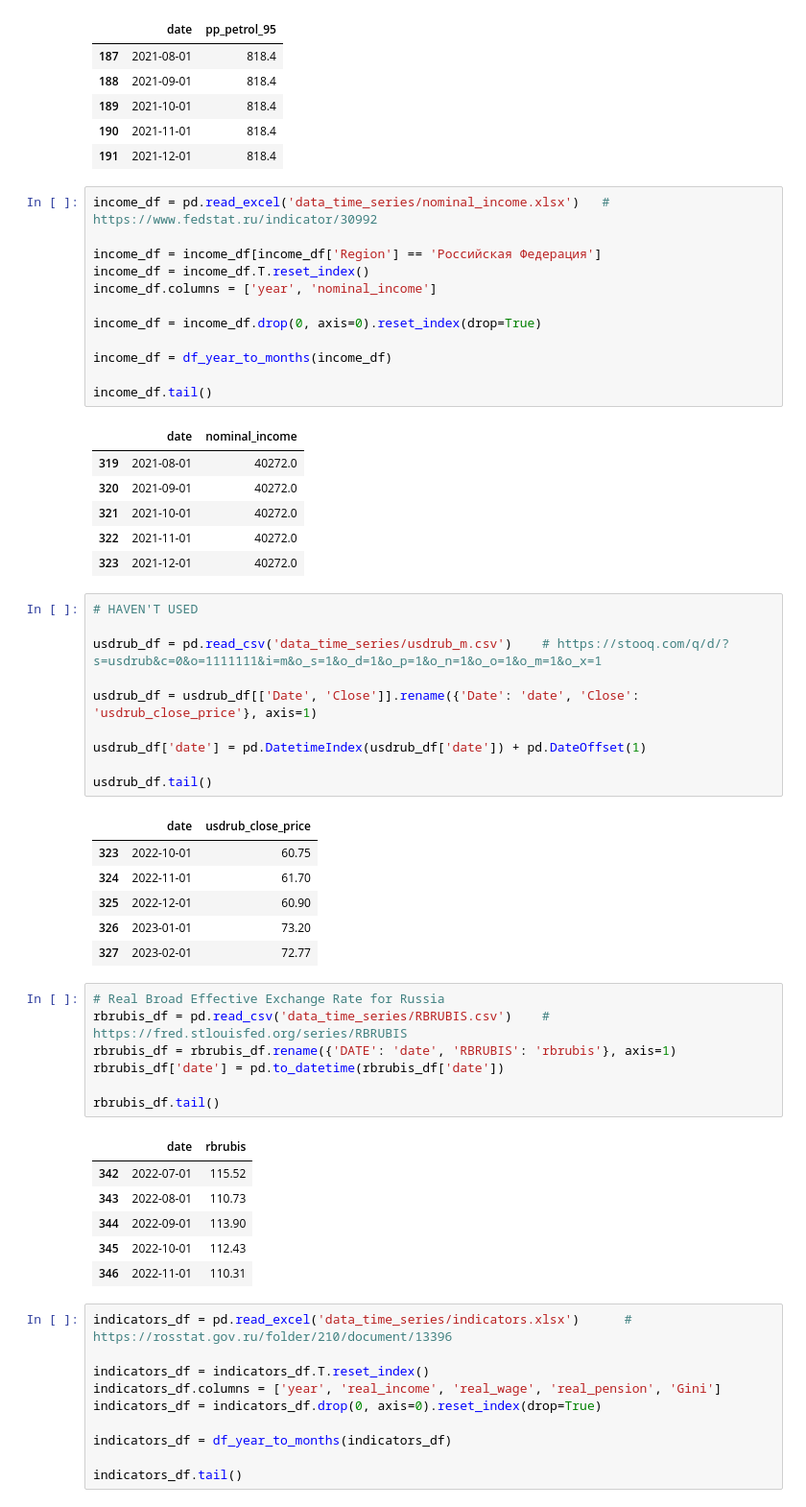
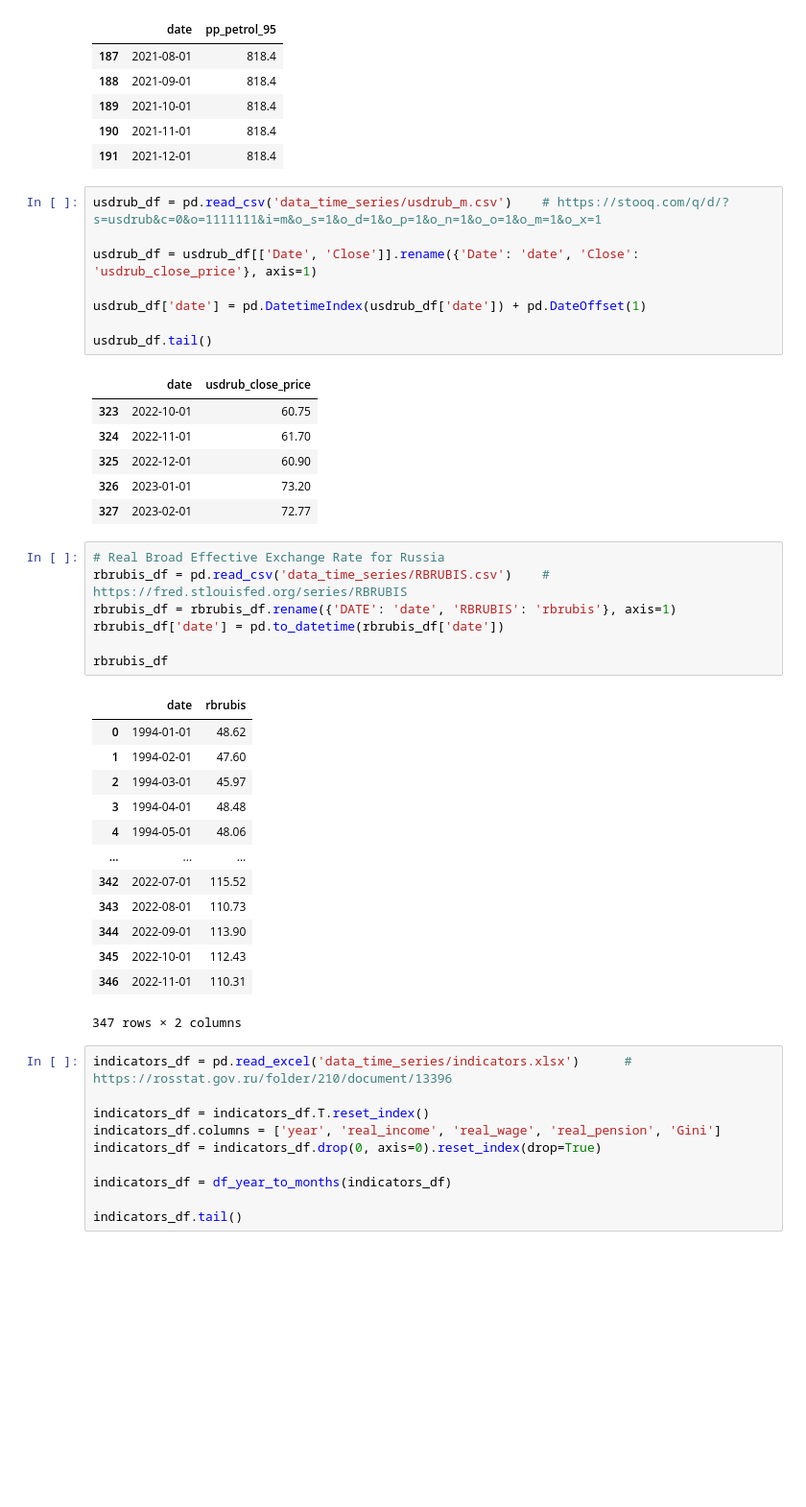
Before and after one commit to VladislavBalabaev/spatial_analysis, a Jupyter notebook: time_series.ipynb, the cells around one changed output. Shown: that part at 96% size. Drawn from its saved outputs; the diff is of its cells as text; blank space fills up the shorter version.

```diff
--- a/time_series.ipynb
+++ b/time_series.ipynb
@@ -107,28 +107,7 @@ Correlation between petrol 92 and petrol 95: 0.9985
 | 189 | 2021-10-01 | 818.4 |
 | 190 | 2021-11-01 | 818.4 |
 | 191 | 2021-12-01 | 818.4 |
-# %%
-income_df = pd.read_excel('data_time_series/nominal_income.xlsx')   # https://www.fedstat.ru/indicator/30992
-
-income_df = income_df[income_df['Region'] == 'Российская Федерация']
-income_df = income_df.T.reset_index()
-income_df.columns = ['year', 'nominal_income']
-
-income_df = income_df.drop(0, axis=0).reset_index(drop=True)
-
-income_df = df_year_to_months(income_df)
-
-income_df.tail()
-# %% [output]
-|  | date | nominal_income |
-| 319 | 2021-08-01 | 40272.0 |
-| 320 | 2021-09-01 | 40272.0 |
-| 321 | 2021-10-01 | 40272.0 |
-| 322 | 2021-11-01 | 40272.0 |
-| 323 | 2021-12-01 | 40272.0 |
 # %%
-# HAVEN'T USED
-
 usdrub_df = pd.read_csv('data_time_series/usdrub_m.csv')    # https://stooq.com/q/d/?s=usdrub&c=0&o=1111111&i=m&o_s=1&o_d=1&o_p=1&o_n=1&o_o=1&o_m=1&o_x=1
 
 usdrub_df = usdrub_df[['Date', 'Close']].rename({'Date': 'date', 'Close': 'usdrub_close_price'}, axis=1)
@@ -146,17 +125,24 @@ usdrub_df.tail()
 # %%
 # Real Broad Effective Exchange Rate for Russia
 rbrubis_df = pd.read_csv('data_time_series/RBRUBIS.csv')    # https://fred.stlouisfed.org/series/RBRUBIS
 rbrubis_df = rbrubis_df.rename({'DATE': 'date', 'RBRUBIS': 'rbrubis'}, axis=1)
 rbrubis_df['date'] = pd.to_datetime(rbrubis_df['date'])
 
-rbrubis_df.tail()
+rbrubis_df
 # %% [output]
 |  | date | rbrubis |
+| 0 | 1994-01-01 | 48.62 |
+| 1 | 1994-02-01 | 47.60 |
+| 2 | 1994-03-01 | 45.97 |
+| 3 | 1994-04-01 | 48.48 |
+| 4 | 1994-05-01 | 48.06 |
+| ... | ... | ... |
 | 342 | 2022-07-01 | 115.52 |
 | 343 | 2022-08-01 | 110.73 |
 | 344 | 2022-09-01 | 113.90 |
 | 345 | 2022-10-01 | 112.43 |
 | 346 | 2022-11-01 | 110.31 |
+347 rows × 2 columns
 # %%
 indicators_df = pd.read_excel('data_time_series/indicators.xlsx')      # https://rosstat.gov.ru/folder/210/document/13396
 
```
Also changed, not shown: parts of 11 cells of this notebook, 1 other file.
